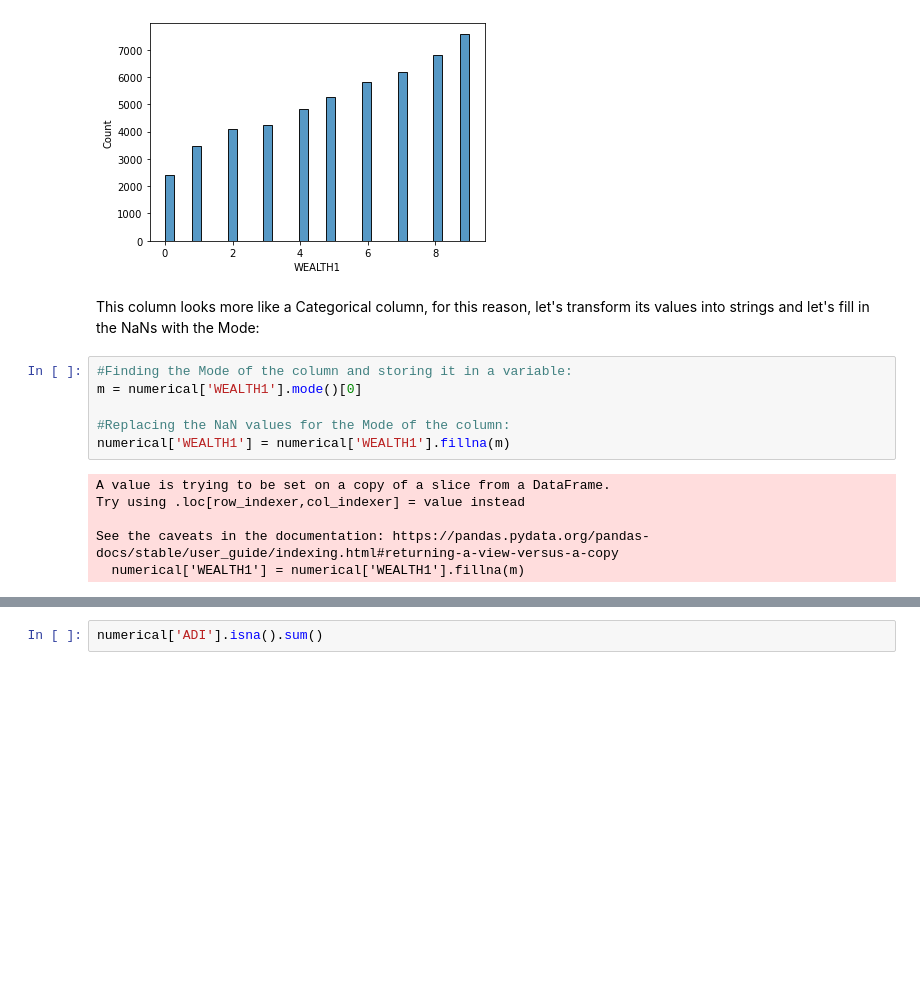
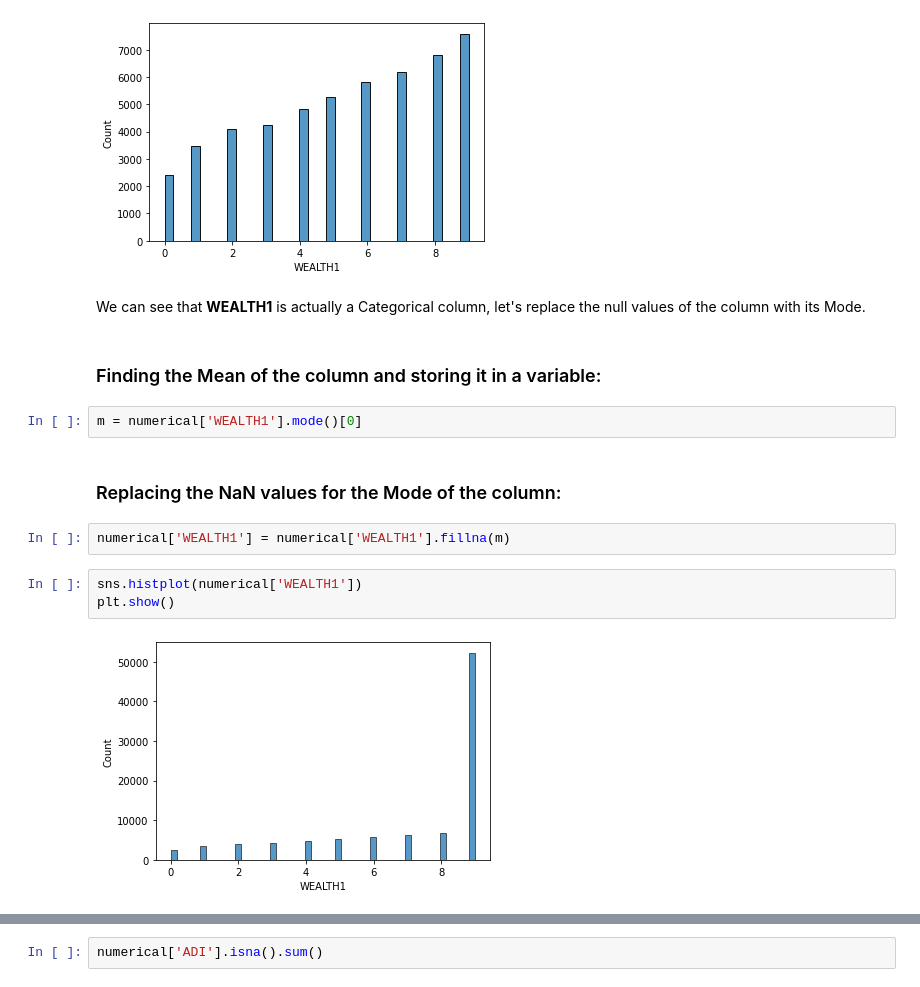
Before and after one commit to hectorfa17/lab-feature-engineering, a Jupyter notebook: hectorfontenla-feature_engineering.ipynb, the cells around one changed output, grey strips where cells are left out. Drawn from its saved outputs; the diff is of its cells as text; blank space fills up the shorter version.

```diff
--- a/hectorfontenla-feature_engineering.ipynb
+++ b/hectorfontenla-feature_engineering.ipynb
@@ -95,16 +107,17 @@ plt.show()
 # %% [output]
 [figure]
 # %% [markdown]
-This column looks more like a Categorical column, for this reason, let's transform its values into strings and let's fill in the NaNs with the Mode:
+We can see that **WEALTH1** is actually a Categorical column, let's replace the null values of the column with its Mode.
+# %% [markdown]
+### Finding the Mean of the column and storing it in a variable:
 # %%
-#Finding the Mode of the column and storing it in a variable:
 m = numerical['WEALTH1'].mode()[0]
-
-#Replacing the NaN values for the Mode of the column:
-numerical['WEALTH1'] = numerical['WEALTH1'].fillna(m)
-# %% [output]
-A value is trying to be set on a copy of a slice from a DataFrame.
-Try using .loc[row_indexer,col_indexer] = value instead
-
-See the caveats in the documentation: https://pandas.pydata.org/pandas-docs/stable/user_guide/indexing.html#returning-a-view-versus-a-copy
-  numerical['WEALTH1'] = numerical['WEALTH1'].fillna(m)
+# %% [markdown]
+### Replacing the NaN values for the Mode of the column:
+# %%
+numerical['WEALTH1'] = numerical['WEALTH1'].fillna(m)
+# %%
+sns.histplot(numerical['WEALTH1'])
+plt.show()
+# %% [output]
+[figure, added]
```
Also changed, not shown: parts of 24 cells of this notebook.
